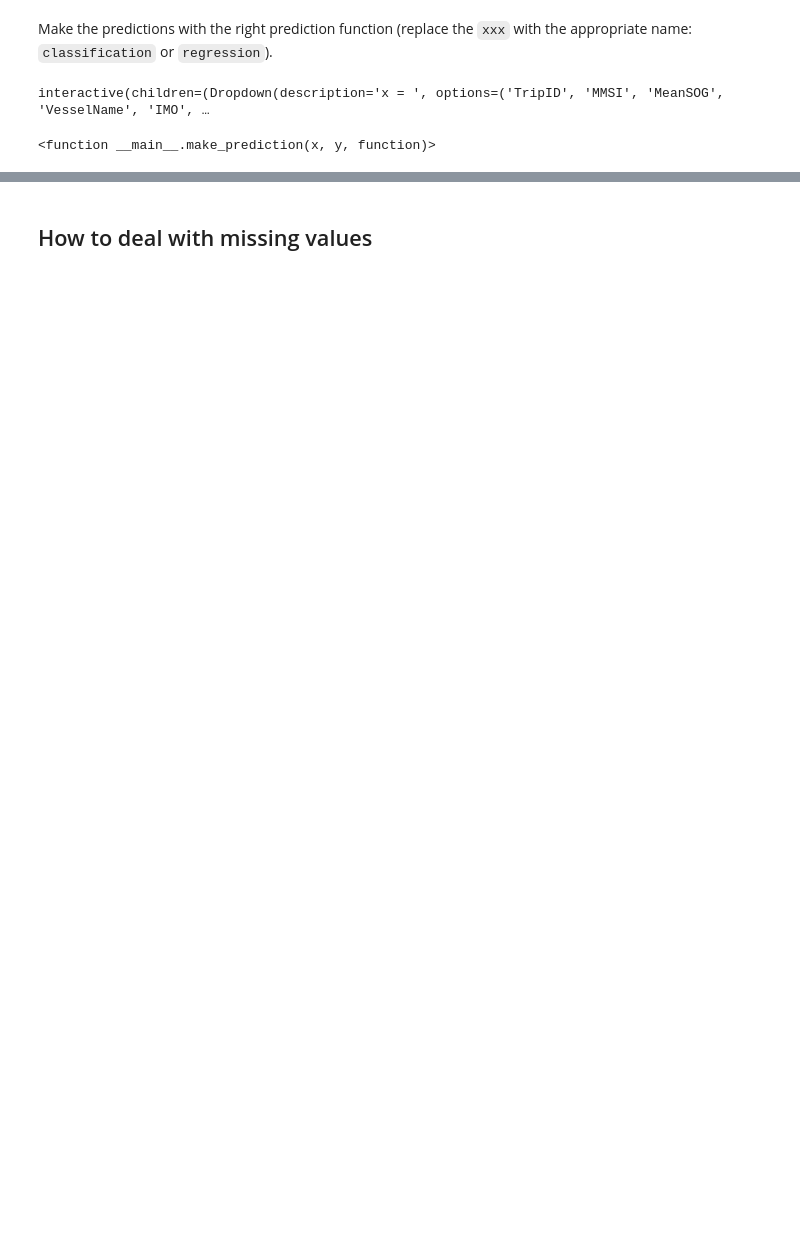
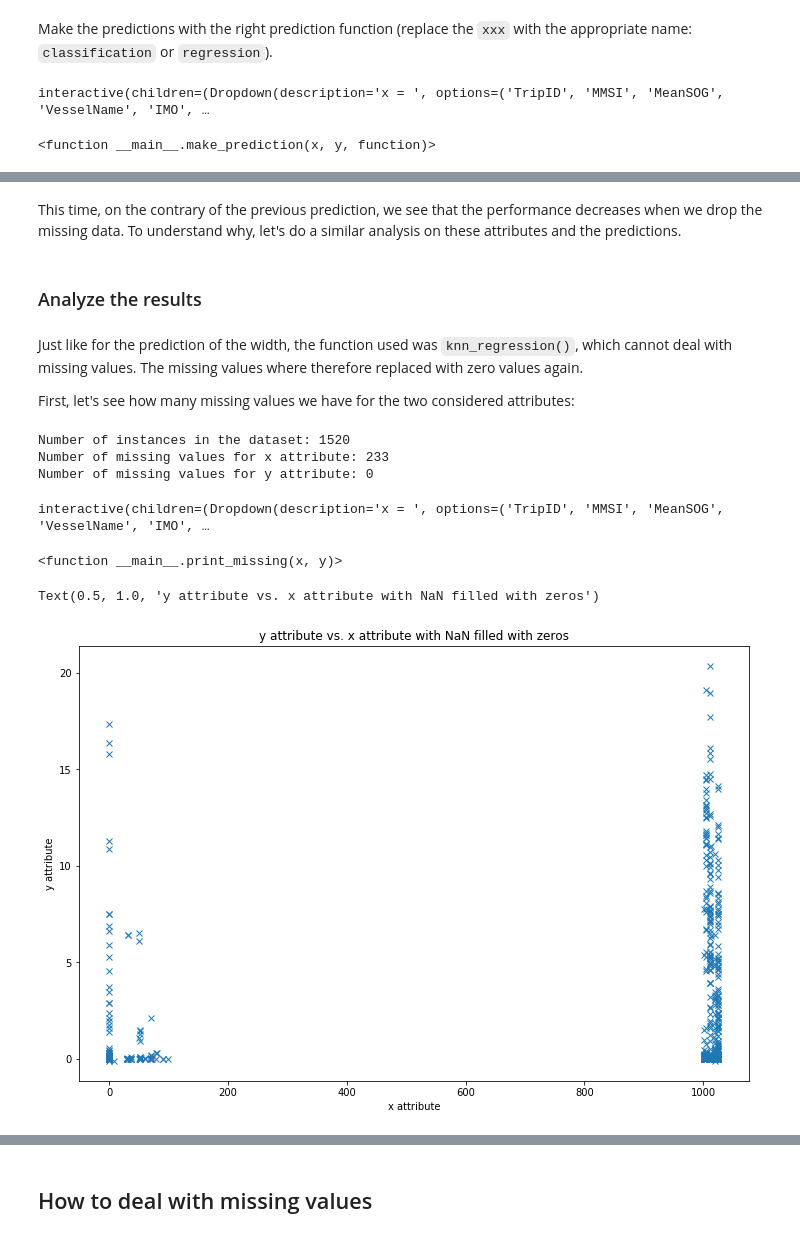
Before and after one commit to xldrkp/jb-test, a Jupyter notebook: content/chapter1-numerical/1-2-1-missing.ipynb, the cells around one changed output, grey strips where cells are left out. Cells and saved outputs as stored; diff of their text form; code cells hidden in the pictures; blank space fills up the shorter version.

```diff
--- a/content/chapter1-numerical/1-2-1-missing.ipynb
+++ b/content/chapter1-numerical/1-2-1-missing.ipynb
@@ -294,0 +304,58 @@ __TODO: explanation: MeanSOG has a lot of missing values that are replaced with
+# %% [markdown]
+This time, on the contrary of the previous prediction, we see that the performance decreases when we drop the missing data. To understand why, let's do a similar analysis on these attributes and the predictions.
+# %% [markdown]
+### Analyze the results
+# %% [markdown]
+Just like for the prediction of the width, the function used was ``knn_regression()``, which cannot deal with missing values. The missing values where therefore replaced with zero values again.
+
+First, let's see how many missing values we have for the two considered attributes:
+# %%
+print('Number of instances in the dataset: ' + str(len(static_data)))
+print('Number of missing values for x attribute: ' + str(static_data[x[0]].isnull().sum()))
+print('Number of missing values for y attribute: ' + str(static_data[y[0]].isnull().sum()))
+# %% [output]
+Number of instances in the dataset: 1520
+Number of missing values for x attribute: 233
+Number of missing values for y attribute: 0
+# %%
+# For beginner version: hide cell
+
+import numpy as np
+import ipywidgets as widgets
+from ipywidgets import interact
+
+attributes = static_data.columns
+
+def print_missing(x, y):
+
+    print('Number of instances in the dataset: ' + str(len(static_data)))
+    print('Number of missing values for x attribute: ' + str(static_data[x].isnull().sum()))
+    print('Number of missing values for y attribute: ' + str(static_data[y].isnull().sum()))
+
+interact(print_missing,
+         x = widgets.Dropdown(
+            options = attributes,
+            value = attributes[0],
+            description = 'x = ',
+            disabled = False,),
+         y = widgets.Dropdown(
+            options = attributes,
+            value = attributes[0],
+            description = 'y = ',
+            disabled = False,))
+# %% [output]
+interactive(children=(Dropdown(description='x = ', options=('TripID', 'MMSI', 'MeanSOG', 'VesselName', 'IMO', …
+<function __main__.print_missing(x, y)>
+# %%
+# Missing values filled with zeros
+
+import matplotlib.pyplot as plt
+
+plt.figure(figsize = (12, 8))
+plt.plot(static_data.fillna(value = 0)[x[0]], static_data.fillna(value = 0)[y[0]], 'x')
+plt.xlabel('x attribute')
+plt.ylabel('y attribute')
+plt.title('y attribute vs. x attribute with NaN filled with zeros')
+# %% [output]
+Text(0.5, 1.0, 'y attribute vs. x attribute with NaN filled with zeros')
+[figure, added]
```
Also changed, not shown: parts of 28 cells of this notebook, 1 other file.
